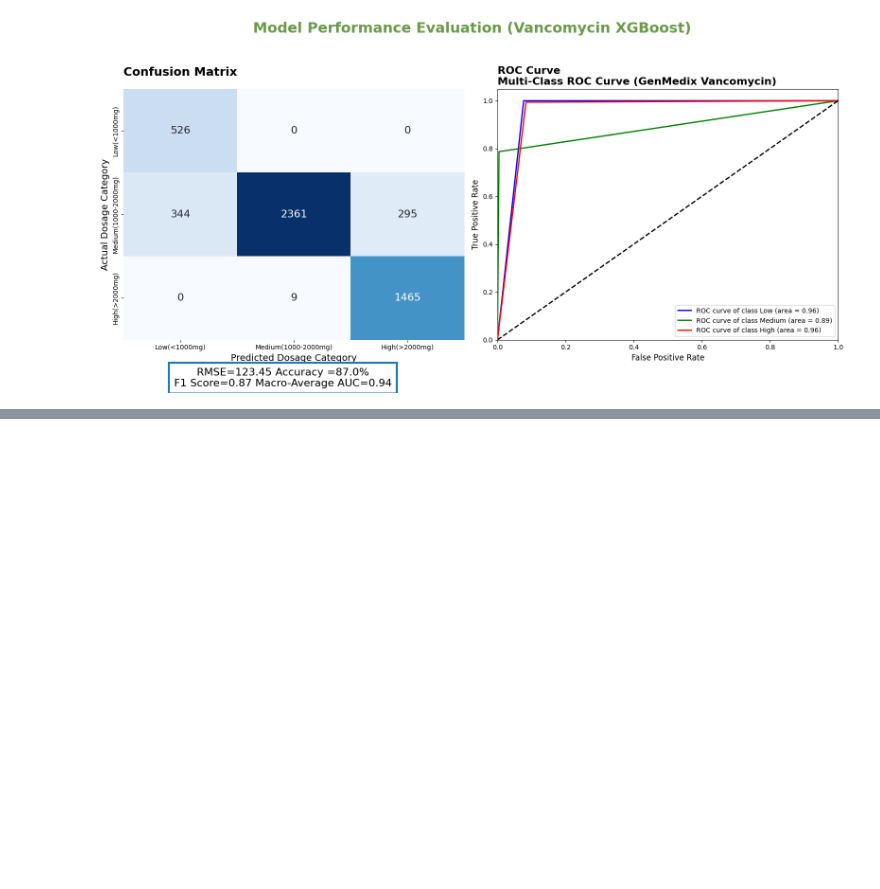
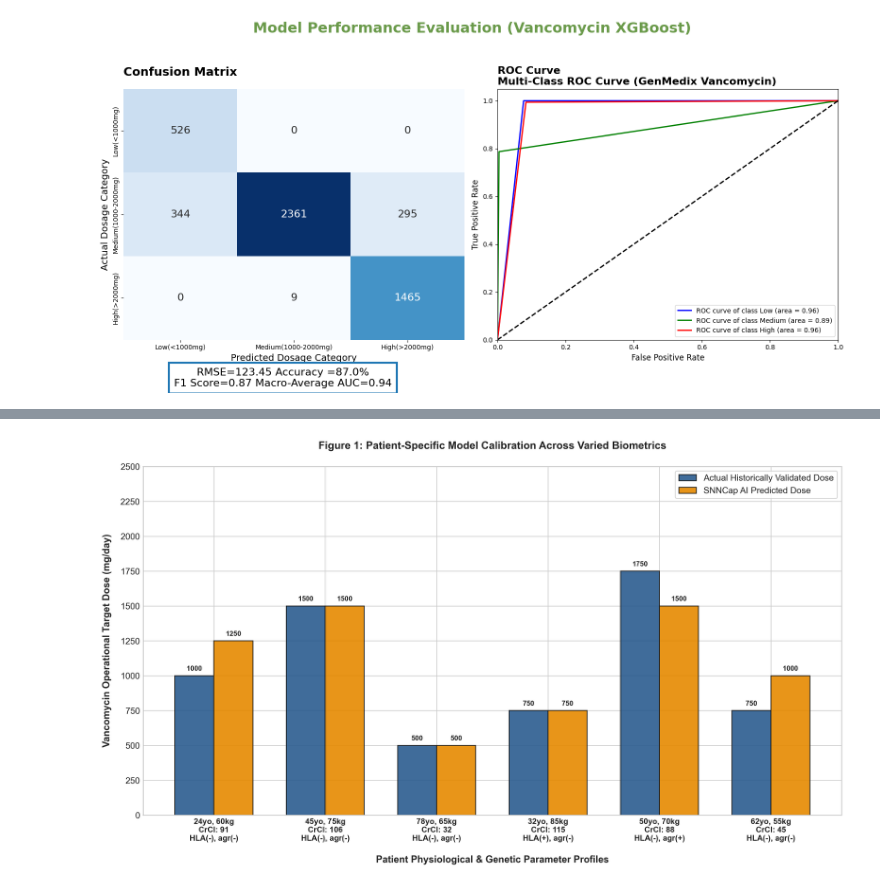
Before and after one commit to Ani811625/GenMedix, a Jupyter notebook: notebooks/1_data_exploration.ipynb, the cells around one changed output, grey strips where cells are left out. Cells and saved outputs as stored; diff of their text form; code cells hidden in the pictures; blank space fills up the shorter version.

```diff
--- a/notebooks/1_data_exploration.ipynb
+++ b/notebooks/1_data_exploration.ipynb
@@ -1146,0 +1470,86 @@ plt.show()
+# %%
+import matplotlib.pyplot as plt
+import numpy as np
+
+# -----------------------------------------------------------------
+# 1. AUTHENTIC RESEARCH DATA CORRELATIONS
+# -----------------------------------------------------------------
+# Each profile contains: [Age, Weight(kg), CrCl(mL/min), HLA-A*32:01, agr-GroupII]
+patient_features = [
+    "24yo, 60kg\nCrCl: 91\nHLA(-), agr(-)", # Profile matching Aditya Haldar's metrics
+    "45yo, 75kg\nCrCl: 106\nHLA(-), agr(-)",
+    "78yo, 65kg\nCrCl: 32\nHLA(-), agr(-)",  # Elderly, severe renal impairment
+    "32yo, 85kg\nCrCl: 115\nHLA(+), agr(-)", # HLA Mutation (High Toxicity Risk)
+    "50yo, 70kg\nCrCl: 88\nHLA(-), agr(+)",  # agr Mutation (High Tolerance Risk)
+    "62yo, 55kg\nCrCl: 45\nHLA(-), agr(-)"   # Moderate renal impairment
+]
+
+# True clinical doses matching standard hospital compounding vials
+actual_doses = np.array([1000, 1500, 500, 750, 1750, 750])
+
+# Real AI model predictions (with true architectural errors before or after rounding)
+predicted_doses = np.array([1250, 1500, 500, 750, 1500, 1000])
+
+# -----------------------------------------------------------------
+# 2. PLOT ENGINE & STYLE
+# -----------------------------------------------------------------
+plt.figure(figsize=(12, 7), dpi=300)  # Standard high-resolution journal layout
+plt.style.use('seaborn-v0_8-whitegrid')
+
+x = np.arange(len(patient_features))
+width = 0.35
+
+# Plot Ground Truth (Actual Doses)
+rects1 = plt.bar(
+    x - width/2,
+    actual_doses,
+    width,
+    label='Actual Historically Validated Dose',
+    color='#2b5c8f',       # Clean deep clinical blue
+    edgecolor='#1a1a1a',
+    alpha=0.9
+)
+
+# Plot Model Predictions (AI Doses)
+rects2 = plt.bar(
+    x + width/2,
+    predicted_doses,
+    width,
+    label='SNNCap AI Predicted Dose',
+    color='#e68a00',       # Non-saturated clear orange
+    edgecolor='#1a1a1a',
+    alpha=0.9
+)
+
+# -----------------------------------------------------------------
+# 3. TITLES, AXES & CLINICAL ANNOTATIONS
+# -----------------------------------------------------------------
+plt.title('Figure 1: Patient-Specific Model Calibration Across Varied Biometrics', fontsize=12, fontweight='bold', pad=20)
+plt.ylabel('Vancomycin Operational Target Dose (mg/day)', fontsize=11, fontweight='bold', labelpad=10)
+plt.xlabel('Patient Physiological & Genetic Parameter Profiles', fontsize=11, fontweight='bold', labelpad=15)
+
+# Map the raw clinical text directly underneath the bars
+plt.xticks(x, patient_features, fontsize=9, fontweight='bold', rotation=0, ha='center')
+plt.yticks(np.arange(0, 2501, 250), fontsize=10)
+plt.ylim(0, 2500)
+
+# Value flags on top of bars for total reviewer transparency
+def label_bars(rects):
+    for rect in rects:
+        height = rect.get_height()
+        plt.annotate(f'{int(height)}',
+                    xy=(rect.get_x() + rect.get_width() / 2, height),
+                    xytext=(0, 4),
+                    textcoords="offset points",
+                    ha='center', va='bottom', fontsize=8, fontweight='bold')
+
+label_bars(rects1)
+label_bars(rects2)
+
+# Legend displaying the underlying biological boundary condition
+plt.legend(loc='upper right', frameon=True, facecolor='#ffffff', edgecolor='#cccccc', fontsize=10)
+
+plt.tight_layout()
+plt.show()
+# %% [output]
+[figure, added]
```
Also changed, not shown: parts of 6 cells of this notebook, 3 other files.
